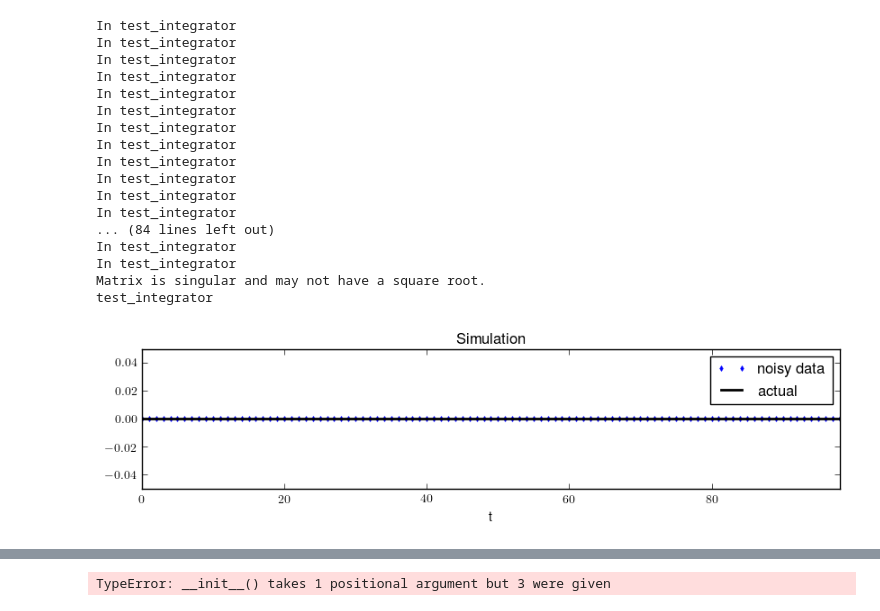
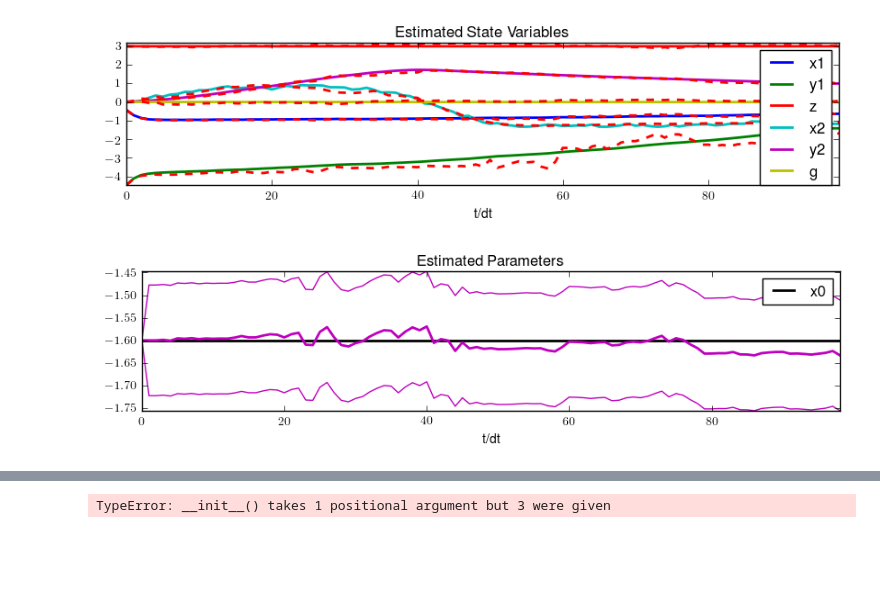
Before and after one commit to eschlaf2/kramer_rotation, a Jupyter notebook: Voss_Kalman.ipynb, the cells around one changed output, grey strips where cells are left out. Drawn from its saved outputs; the diff is of its cells as text; code cells hidden in the pictures; blank space fills up the shorter version.

```diff
--- a/Voss_Kalman.ipynb
+++ b/Voss_Kalman.ipynb
@@ -391,24 +375,2 @@ p.num_samples
-# %%
-p = epileptor_model()
-p.integrator = 'test_integrator'
-generate_simulation(p)
-print(p.integrator)
-# %% [output]
-In test_integrator
-In test_integrator
-In test_integrator
-In test_integrator
-In test_integrator
-In test_integrator
-In test_integrator
-In test_integrator
-In test_integrator
-In test_integrator
-In test_integrator
-In test_integrator
-... (84 lines left out)
-In test_integrator
-In test_integrator
-Matrix is singular and may not have a square root.
-test_integrator
-[figure, removed]
+# %%
+kf = unscented_kalman_filter(p)
@@ -414,0 +379,5 @@ test_integrator
+# %%
+kf.plot_filter_results()
+# %% [output]
+[figure, added]
+[figure, added]
```
Also changed, not shown: parts of 22 cells of this notebook.
